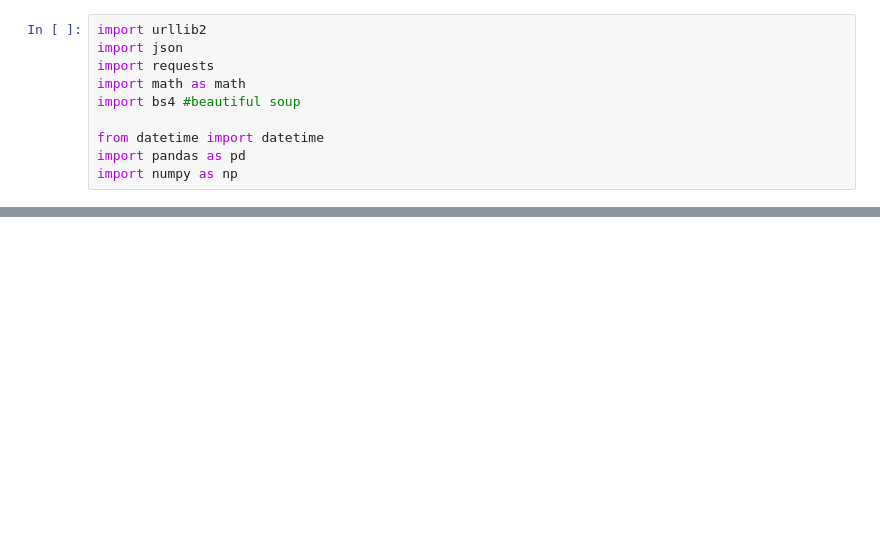
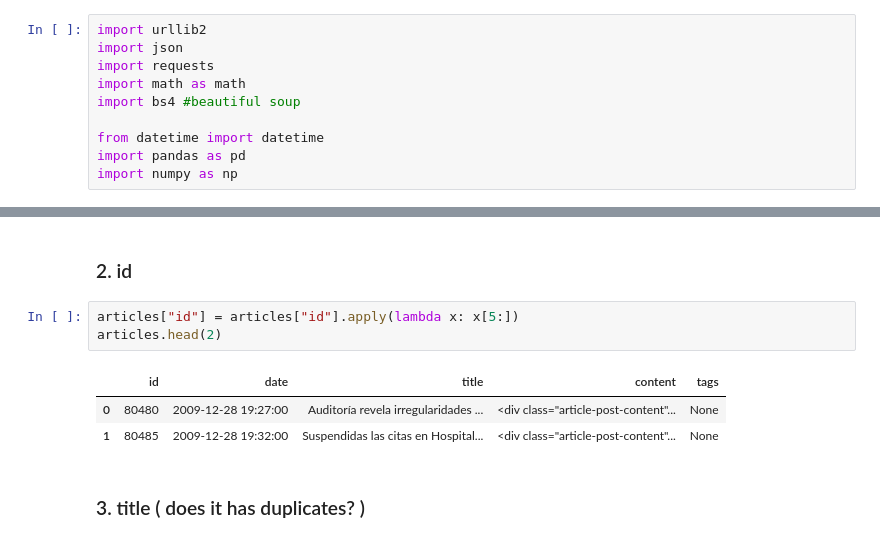
Before and after one commit to adtabora/criminal_risk, a Jupyter notebook: Scrapper.ipynb, the cells around one changed output, grey strips where cells are left out. Saved outputs shown, nothing was run; the diff lists cells and outputs as text; blank space fills up the shorter version.

```diff
--- a/Scrapper.ipynb
+++ b/Scrapper.ipynb
@@ -128,0 +88,11 @@ d = datetime.strptime(d[:-6],"%Y-%m-%dT%H:%M:%S")
+# %% [markdown]
+### 2. id
+# %%
+articles["id"] = articles["id"].apply(lambda x: x[5:])
+articles.head(2)
+# %% [output]
+|  | id | date | title | content | tags |
+| 0 | 80480 | 2009-12-28 19:27:00 | Auditoría revela irregularidades ... | <div class="article-post-content"... | None |
+| 1 | 80485 | 2009-12-28 19:32:00 | Suspendidas las citas en Hospital... | <div class="article-post-content"... | None |
+# %% [markdown]
+### 3. title ( does it has duplicates? )
```
Also changed, not shown: parts of 45 cells of this notebook, 9 other files.
